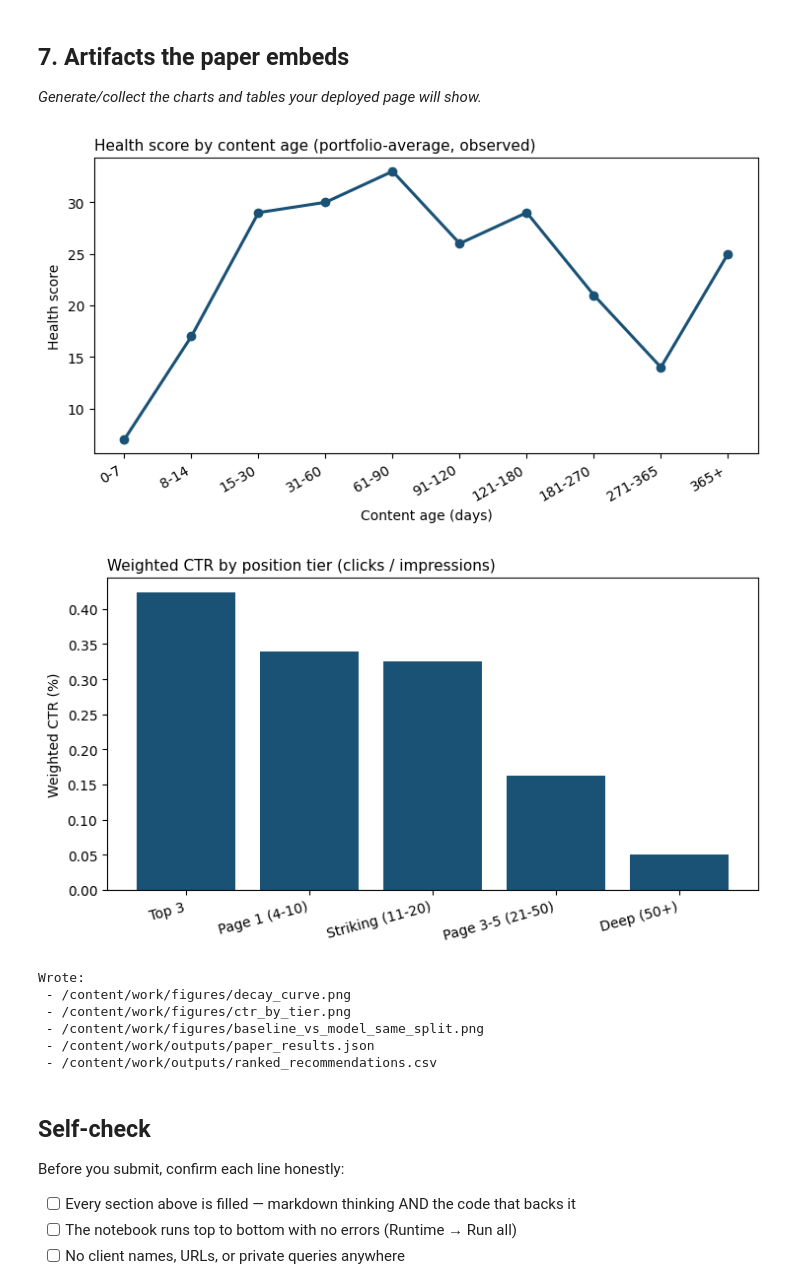
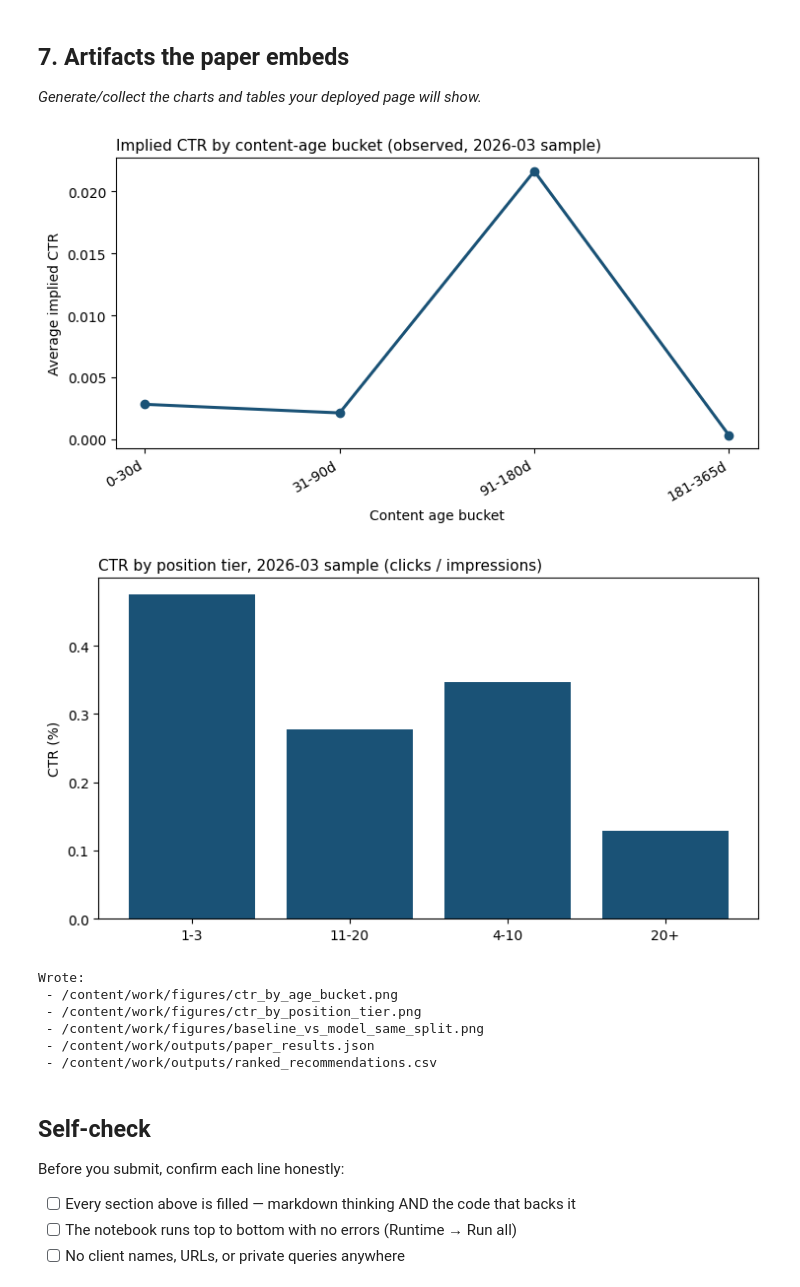
Before and after one commit to Trisha108-hub/flyrank-ml-internship, a Jupyter notebook: work/notebooks/capstone.ipynb, the cells around one changed output. Saved outputs shown, nothing was run; the diff lists cells and outputs as text; code cells hidden in the pictures.

```diff
--- a/work/notebooks/capstone.ipynb
+++ b/work/notebooks/capstone.ipynb
@@ -192,6 +217,7 @@ FEATURES_NUM = ["content_age_days", "days_since_update", "avg_position", "word_c
 FEATURES_CAT = ["intent", "competition"]
 
 model_df = df.dropna(subset=["trend_direction"] + FEATURES_NUM + FEATURES_CAT).copy()
+model_df = model_df[model_df["trend_direction"] != "stable"]
 X = pd.get_dummies(model_df[FEATURES_NUM + FEATURES_CAT], columns=FEATURES_CAT, drop_first=True)
 y = (model_df["trend_direction"] == "growing").astype(int)
 
@@ -199,8 +225,6 @@ X_train, X_test, y_train, y_test = train_test_split(
     X, y, test_size=0.2, random_state=RANDOM_SEED, stratify=y
 )
 
-# Scale numeric columns only -- logistic regression converges much faster on scaled inputs,
-# and scaling is fit on train only (no test-set leakage into the scaler).
 scaler = StandardScaler()
 X_train_scaled = X_train.copy()
 X_test_scaled  = X_test.copy()
@@ -212,6 +236,6 @@ base_rate_test  = y_test.mean()
 print(f"n_train={len(X_train):,}  n_test={len(X_test):,}")
 print(f"Base rate (share labelled 'growing') -- train: {base_rate_train:.1%}  test: {base_rate_test:.1%}")
 assert abs(base_rate_train - base_rate_test) < 0.05, "Stratified split should preserve the base rate."
-print("Leakage check passed: health_score and raw impressions/clicks are not in the feature matrix.")
+print("Leakage check passed: no product-computed field and no feature-month impressions/clicks in the feature matrix.")
 print("Features used:", list(X.columns))
 # %% [output]
@@ -374,56 +408,58 @@ recommendations_table
 *Generate/collect the charts and tables your deployed page will show.*
 # %%
 # Figure: health score by content age (source-report values, reproduced here for the paper)
-age_bucket = ["0-7","8-14","15-30","31-60","61-90","91-120","121-180","181-270","271-365","365+"]
-health_curve = [7, 17, 29, 30, 33, 26, 29, 21, 14, 25]
+df["age_bucket"] = pd.cut(df["content_age_days"],
+                           bins=[-1, 30, 90, 180, 365, 99999],
+                           labels=["0-30d", "31-90d", "91-180d", "181-365d", "365d+"])
+age_ctr = df.groupby("age_bucket", observed=True)["implied_ctr"].mean()
 
 fig, ax = plt.subplots(figsize=(7.5, 4.2))
-ax.plot(age_bucket, health_curve, marker="o", color="#1a5276", linewidth=2.2)
-ax.set_title("Health score by content age (portfolio-average, observed)", fontsize=11, loc="left")
-ax.set_xlabel("Content age (days)"); ax.set_ylabel("Health score")
+ax.plot(age_ctr.index.astype(str), age_ctr.values, marker="o", color="#1a5276", linewidth=2.2)
+ax.set_title(f"Implied CTR by content-age bucket (observed, {FEATURE_MONTH} sample)", fontsize=11, loc="left")
+ax.set_xlabel("Content age bucket"); ax.set_ylabel("Average implied CTR")
 plt.xticks(rotation=30, ha="right"); plt.tight_layout()
-fig.savefig(FIGURES_DIR / "decay_curve.png", dpi=180)
+fig.savefig(FIGURES_DIR / "ctr_by_age_bucket.png", dpi=180)
 plt.show()
 
-# Figure: weighted CTR by position tier (source-report values)
-tiers = ["Top 3", "Page 1 (4-10)", "Striking (11-20)", "Page 3-5 (21-50)", "Deep (50+)"]
-ctr_vals = [0.423, 0.339, 0.325, 0.163, 0.050]
 fig2, ax2 = plt.subplots(figsize=(7.5, 4.2))
+tiers = list(ctr_by_tier.keys())
+ctr_vals = [ctr_by_tier[t] * 100 for t in tiers]
 ax2.bar(tiers, ctr_vals, color="#1a5276")
-ax2.set_title("Weighted CTR by position tier (clicks / impressions)", fontsize=11, loc="left")
-ax2.set_ylabel("Weighted CTR (%)")
-plt.xticks(rotation=15, ha="right"); plt.tight_layout()
-fig2.savefig(FIGURES_DIR / "ctr_by_tier.png", dpi=180)
+ax2.set_title(f"CTR by position tier, {FEATURE_MONTH} sample (clicks / impressions)", fontsize=11, loc="left")
+ax2.set_ylabel("CTR (%)")
+plt.tight_layout()
+fig2.savefig(FIGURES_DIR / "ctr_by_position_tier.png", dpi=180)
 plt.show()
 
-# Consolidated results for the paper to read directly, instead of hand-copying numbers
 paper_results = {
     "run_timestamp_utc": RUN_TS,
     "random_seed": RANDOM_SEED,
     "source": source_path,
     "using_synthetic_demo_data": bool(using_synthetic),
+    "feature_month": FEATURE_MONTH,
+    "label_month": LABEL_MONTH,
     "n_active_content_sample": int(len(df)),
     "same_split_results": results_table.to_dict(orient="records"),
     "reason_code_counts": reason_code_counts,
     "recommendations": recommendations_table.to_dict(orient="records"),
 }
 results_json_path = OUTPUT_DIR / "paper_results.json"
 with open(results_json_path, "w") as f:
     json.dump(paper_results, f, indent=2)
 
 recommendations_table.to_csv(OUTPUT_DIR / "ranked_recommendations.csv", index=False)
 
 print("Wrote:")
-for p in (FIGURES_DIR / "decay_curve.png", FIGURES_DIR / "ctr_by_tier.png",
+for p in (FIGURES_DIR / "ctr_by_age_bucket.png", FIGURES_DIR / "ctr_by_position_tier.png",
           FIGURES_DIR / "baseline_vs_model_same_split.png",
           results_json_path, OUTPUT_DIR / "ranked_recommendations.csv"):
     print(" -", p)
 # %% [output]
-[figure, old version]
+[figure, new version]
-[figure, old version]
+[figure, new version]
 Wrote:
- - /content/work/figures/decay_curve.png
- - /content/work/figures/ctr_by_tier.png
+ - /content/work/figures/ctr_by_age_bucket.png
+ - /content/work/figures/ctr_by_position_tier.png
  - /content/work/figures/baseline_vs_model_same_split.png
  - /content/work/outputs/paper_results.json
  - /content/work/outputs/ranked_recommendations.csv
```
Also changed, not shown: parts of 17 cells of this notebook.
